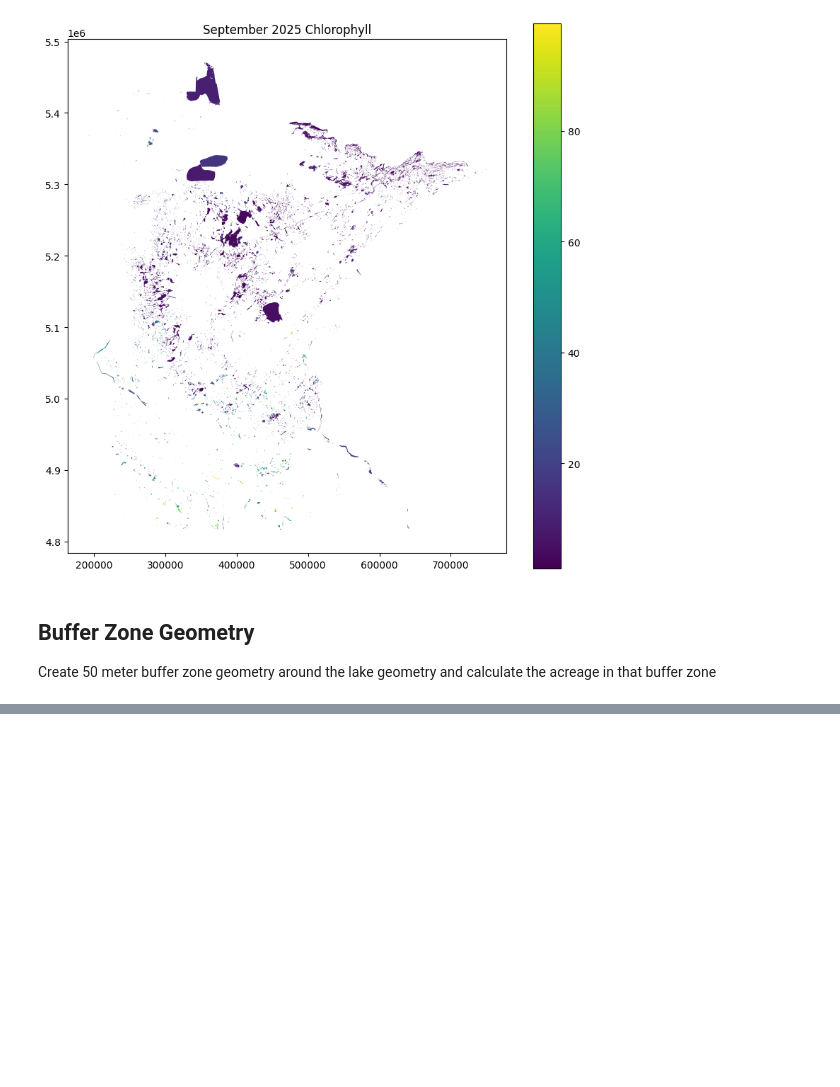
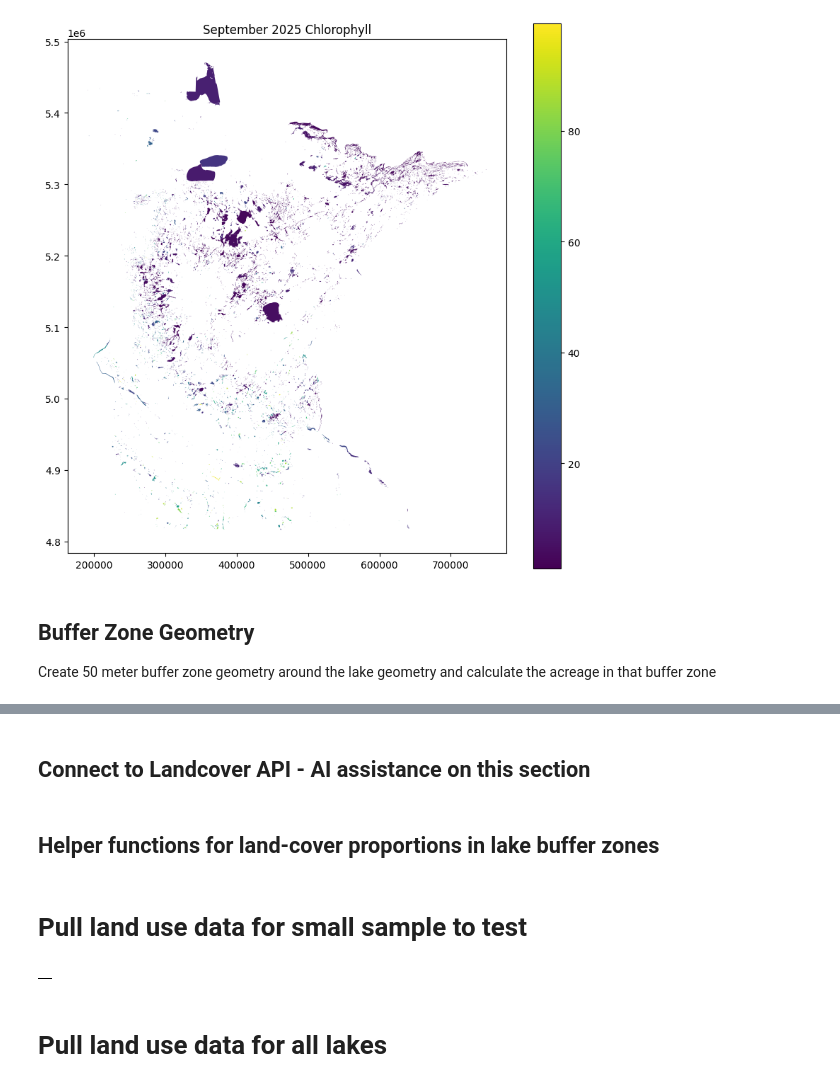
Before and after one commit to sscrader/SEIS631_Project, a Jupyter notebook: project_EDA.ipynb, the cells around one changed output, grey strips where cells are left out. Cells and saved outputs as stored; diff of their text form; code cells hidden in the pictures; blank space fills up the shorter version.

```diff
--- a/project_EDA.ipynb
+++ b/project_EDA.ipynb
@@ -205,0 +245,22 @@ buffers_gdf.head()
+# %% [markdown]
+## Connect to Landcover API - AI assistance on this section
+# %%
+# API setup
+s = Session()
+s.headers.update({"apikey": key})
+landcover_url = "https://exchange-1.gems.msi.umn.edu/landcover/v2"
+
+# LCMAP classes
+lcmap_classes = {
+    0: "NoData",
+    1: "Developed",
+    2: "Cropland",
+    3: "Grass_Shrub",
+    4: "TreeCover",
+    5: "Water",
+    6: "Wetland",
+    7: "Ice_Snow",
+    8: "Barren"
+}
+# %% [markdown]
+## Helper functions for land-cover proportions in lake buffer zones
@@ -205,0 +379,36 @@ buffers_gdf.head()
+# %% [markdown]
+# Pull land use data for small sample to test
+# %%
+landuse_results = []
+problem_lakes = []
+
+buffer_sample = buffers_api.head(10).copy()
+
+for _, row in tqdm(buffer_sample.iterrows(), total=len(buffer_sample)):
+    try:
+        result = landcover_proportions_for_buffer(row)
+
+        if result is None:
+            problem_lakes.append({
+                "lake_id": row.get("lake_id", row.get("id", None)),
+                "lake_name": row.get("lake_name", row.get("name", None)),
+                "reason": "No LCMAP objects found"
+            })
+        else:
+            landuse_results.append(result)
+
+    except Exception as e:
+        problem_lakes.append({
+            "lake_id": row.get("lake_id", row.get("id", None)),
+            "lake_name": row.get("lake_name", row.get("name", None)),
+            "reason": str(e)
+        })
+
+landuse_df = pd.DataFrame(landuse_results)
+problem_lakes_df = pd.DataFrame(problem_lakes)
+
+landuse_df.head()
+# %% [output]
+|  |
+# %% [markdown]
+# Pull land use data for all lakes
```
Also changed, not shown: parts of 6 cells of this notebook.
